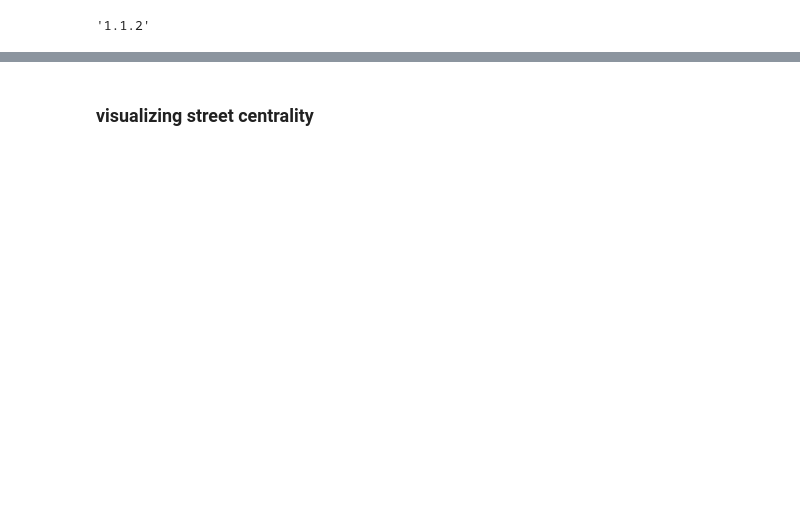
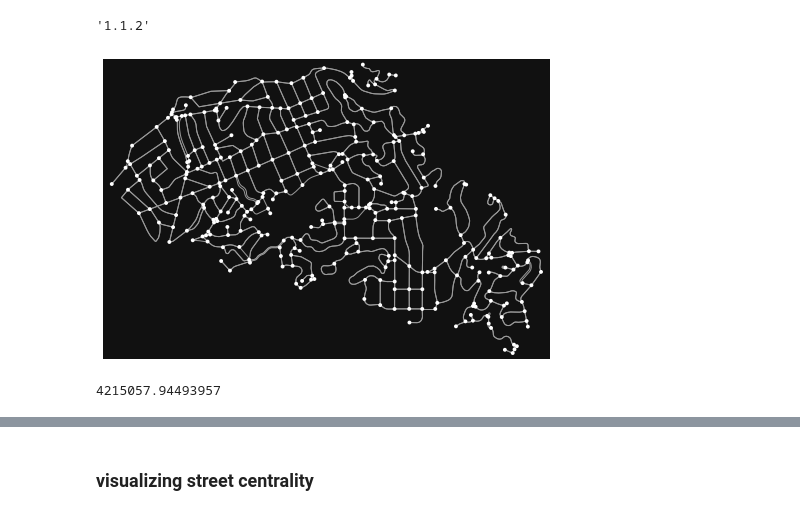
Before and after one commit to Joe-Degs/AutoGIS, a Jupyter notebook: test-thesis/paper-trail.ipynb, the cells around one changed output, grey strips where cells are left out. Saved outputs shown, nothing was run; the diff lists cells and outputs as text; code cells hidden in the pictures; blank space fills up the shorter version.

```diff
--- a/test-thesis/paper-trail.ipynb
+++ b/test-thesis/paper-trail.ipynb
@@ -11,13 +11,18 @@ ox.__version__
 # %% [output]
 '1.1.2'
 # %%
-G = ox.graph_from_place("Kamppi, Helsinki, Finland", network_type="drive")
+G = ox.graph_from_place("Piedmont, California, USA", network_type="drive")
 fig, ax = ox.plot_graph(G)
+# %% [output]
+[figure, added]
 # %%
 # project graph and calculate its convex hull area
 G_proj = ox.project_graph(G)
-nodes_proj = ox.graph_to_gdfs(G_proj)
+nodes_proj = ox.graph_to_gdfs(G_proj, edges=False)
 graph_area_m = nodes_proj.unary_union.convex_hull.area
+graph_area_m
+# %% [output]
+4215057.94493957
 # %%
 # calculate and print basic stats
 stats = ox.basic_stats(G_proj, area=graph_area_m, clean_intersects=True,
```
Also changed, not shown: parts of 7 cells of this notebook, 2 other files.
